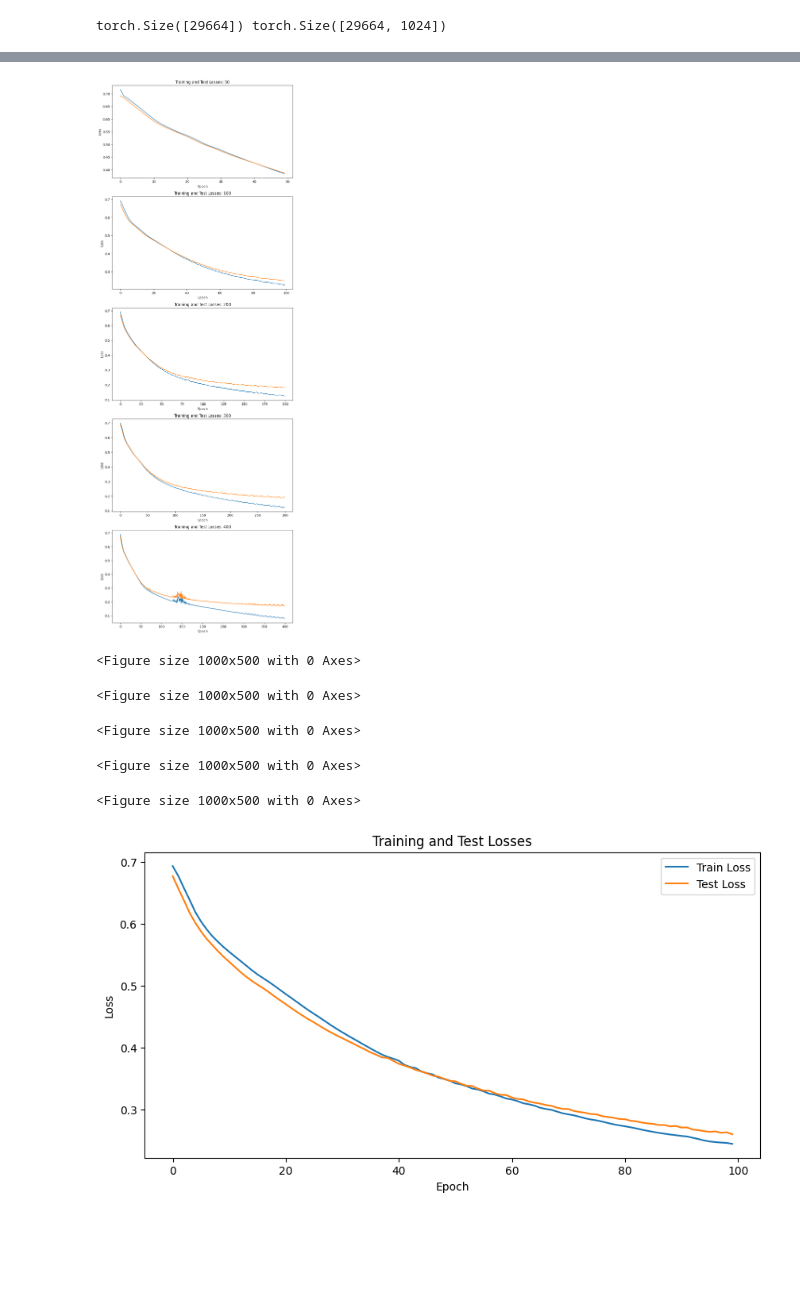
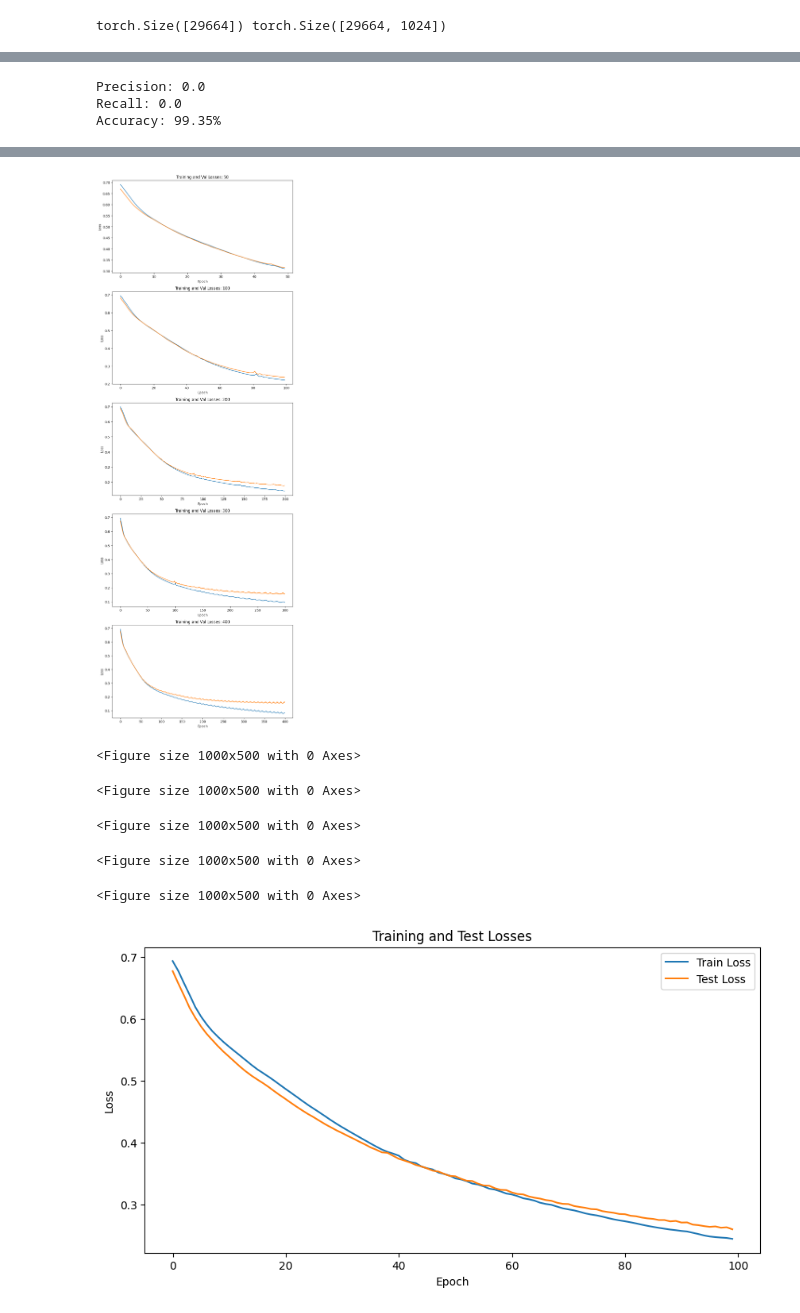
Before and after one commit to shubham-rateria/cs-5785-final-project, a Jupyter notebook: loop-closure.ipynb, the cells around one changed output, grey strips where cells are left out. Drawn from its saved outputs; the diff is of its cells as text; code cells hidden in the pictures; blank space fills up the shorter version.

```diff
--- a/loop-closure.ipynb
+++ b/loop-closure.ipynb
@@ -1070,7 +1089,7 @@ torch.Size([29664]) torch.Size([29664, 1024])
 # %%
 # Split into train/val/test sets
 train_data, val_test_data, train_labels, val_test_labels = train_test_split(
-    balanced_pairs, balanced_labels, test_size=0.4, random_state=42
+    balanced_pairs, balanced_labels, test_size=0.3, random_state=42
 )
 val_data, test_data, val_labels, test_labels = train_test_split(
     val_test_data, val_test_labels, test_size=0.5, random_state=42
@@ -1101,6 +1120,10 @@ def train(num_epochs=100):
 
     train_losses = []
     val_losses = []
+
+    train_acc = []
+    val_acc = []
+
     for epoch in range(num_epochs):
         model.train()
         optimizer.zero_grad()
@@ -1110,13 +1133,26 @@ def train(num_epochs=100):
         loss.backward()
         optimizer.step()
 
+        accuracy = (outputs.round() == train_labels).sum().item() / len(train_labels)
+        train_acc.append(accuracy)
+
         # Evaluate on test data
         model.eval()
         with torch.no_grad():
             val_outputs = model(val_data.float()).squeeze()
-            val_loss = criterion(val_outputs, test_labels.float())
+            val_loss = criterion(val_outputs, val_labels.float())
             val_losses.append(val_loss.detach().cpu())
+            accuracy = (val_outputs.round() == val_labels).sum().item() / len(val_labels)
+            val_acc.append(accuracy)
 
         print(f"Epoch {epoch+1}/{num_epochs}, Loss: {loss.item():.4f}, Val Loss: {val_loss.item():.4f}")
 
-    return model, train_losses, val_losses
+    return model, train_losses, val_losses, train_acc, val_acc
+# %%
+model, train_losses, test_losses, train_acc, val_acc = train(300)
+plt.figure(figsize=(10, 5))
+plt.plot(train_losses, label='Train Loss')
+plt.plot(test_losses, label='Val Loss')
+plt.title(f'Training and Val Losses')
+plt.xlabel('Epoch')
+plt.ylabel('Loss')
@@ -1123,3 +1171,21 @@ def train(num_epochs=100):
+# %%
+with torch.no_grad():
+    test_outputs = model(test_data.float()).squeeze()
+
+predicted_labels = test_outputs.round()
+precision = precision_score(test_labels, predicted_labels)
+recall = recall_score(test_labels, predicted_labels)
+
+print(f"Precision: {precision}")
+print(f"Recall: {recall}")
+
+accuracy = (test_outputs.round() == test_labels).sum().item() / len(test_labels)
+accuracy_percentage = accuracy * 100
+print(f"Accuracy: {accuracy_percentage:.2f}%")
+# %% [output]
+Precision: 0.0
+Recall: 0.0
+Accuracy: 99.35%
 # %%
 import matplotlib.pyplot as plt
 from sklearn.metrics import precision_score, recall_score
@@ -1134,7 +1200,7 @@ for i, epoch in enumerate(epochs):
     plt.figure(figsize=(10, 5))
     axs[i].plot(train_losses, label='Train Loss')
     axs[i].plot(test_losses, label='Test Loss')
-    axs[i].set_title(f'Training and Test Losses: {epoch}')
+    axs[i].set_title(f'Training and Val Losses: {epoch}')
     axs[i].set_xlabel('Epoch')
     axs[i].set_ylabel('Loss')
 
@@ -1172,4 +1238,4 @@ Accuracy: 94.20%
-[figure, old version]
+[figure, new version]
 <Figure size 1000x500 with 0 Axes>
 <Figure size 1000x500 with 0 Axes>
 <Figure size 1000x500 with 0 Axes>
```
Also changed, not shown: parts of 5 cells of this notebook, 2 other files.
